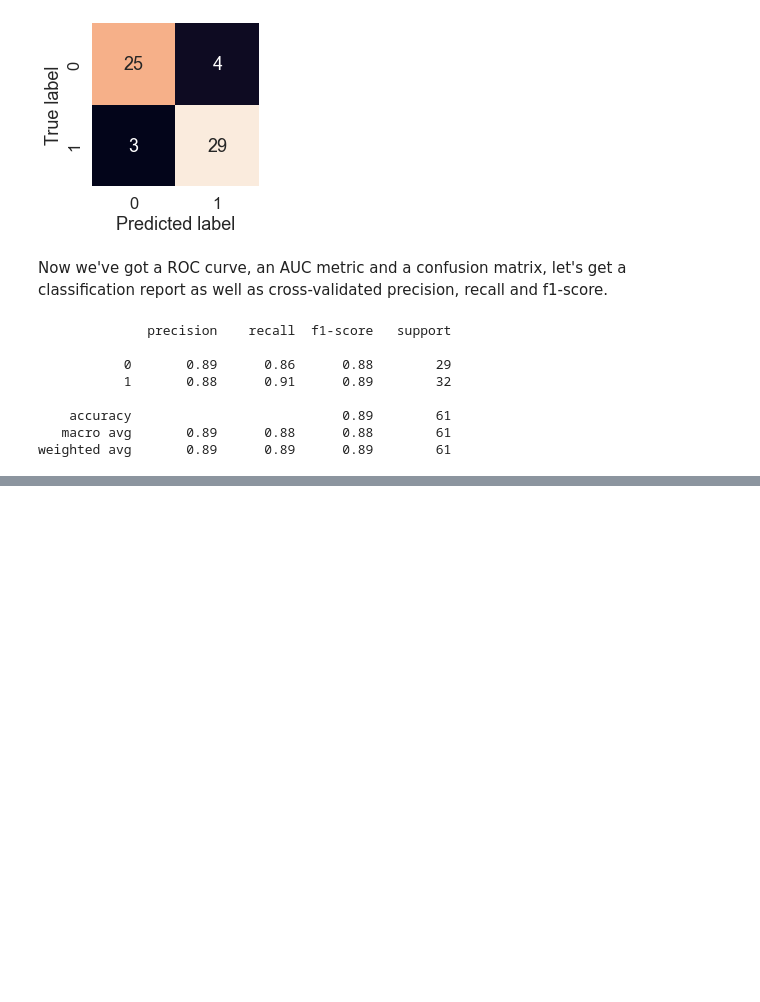
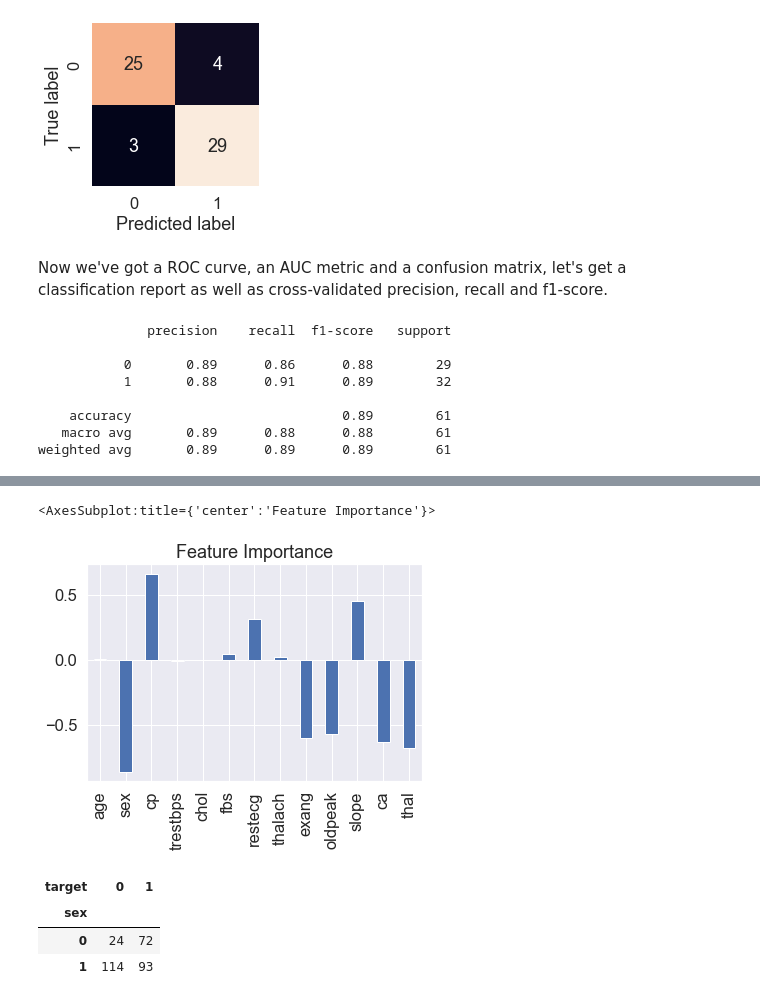
Before and after one commit to gvtsch/Udemy_ZTM_Data_Science, a Jupyter notebook: heart-disease-project/end-to-end-heart-disease-classification.jpynb.ipynb, the cells around one changed output, grey strips where cells are left out. Cells and saved outputs as stored; diff of their text form; code cells hidden in the pictures; blank space fills up the shorter version.

```diff
--- a/heart-disease-project/end-to-end-heart-disease-classification.jpynb.ipynb
+++ b/heart-disease-project/end-to-end-heart-disease-classification.jpynb.ipynb
@@ -792,0 +885,8 @@ weighted avg       0.89      0.89      0.89        61
+# %%
+# Fit an instance of LogisticRegression
+gs_log_reg.best_params_
+clf = LogisticRegression(
+    C=gs_log_reg.best_params_["C"],
+    solver="liblinear"
+)
+clf.fit(X_train, y_train)
@@ -792,0 +902,10 @@ weighted avg       0.89      0.89      0.89        61
+# %%
+# Match coef's of features to coloumns
+feature_dict = dict(
+    zip(
+        df.columns,
+        list(clf.coef_[0]
+        )
+    )
+)
+feature_dict
@@ -792,0 +926,20 @@ weighted avg       0.89      0.89      0.89        61
+# %%
+# Visualize feature importance
+feature_df = pd.DataFrame(
+    feature_dict,
+    index=[0]
+)
+feature_df.T.plot.bar(
+    title="Feature Importance",
+    legend=False
+)
+# %% [output]
+<AxesSubplot:title={'center':'Feature Importance'}>
+[figure, added]
+# %%
+pd.crosstab(df["sex"], df["target"])
+# %% [output]
+| target | 0 | 1 |
+| sex |  |  |
+| 0 | 24 | 72 |
+| 1 | 114 | 93 |
```
Also changed, not shown: parts of 15 cells of this notebook.
